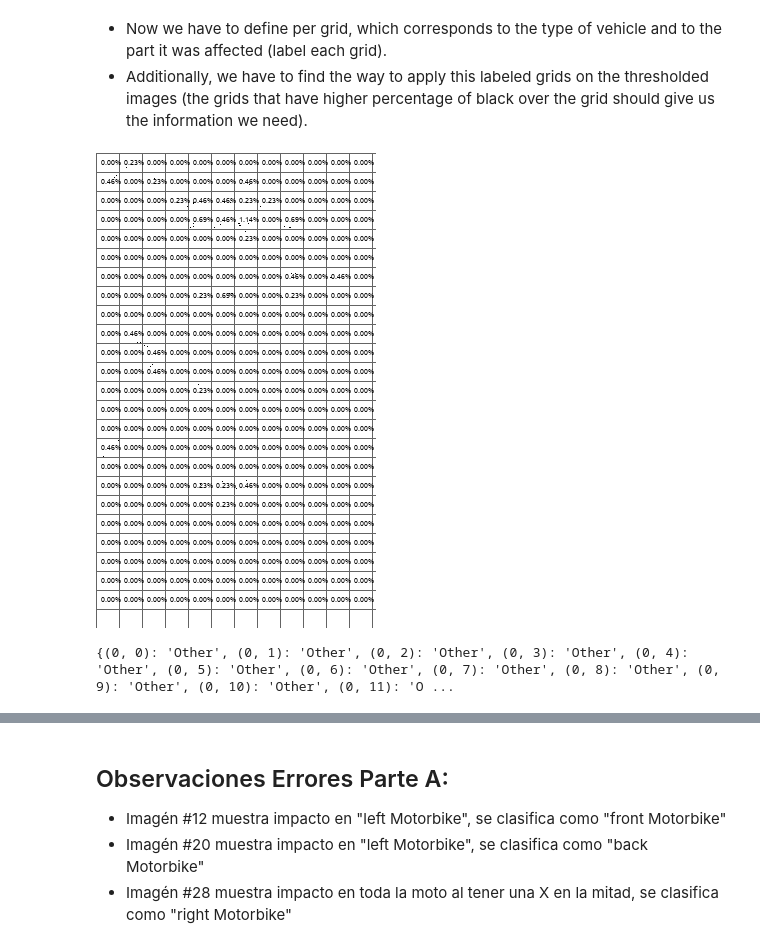
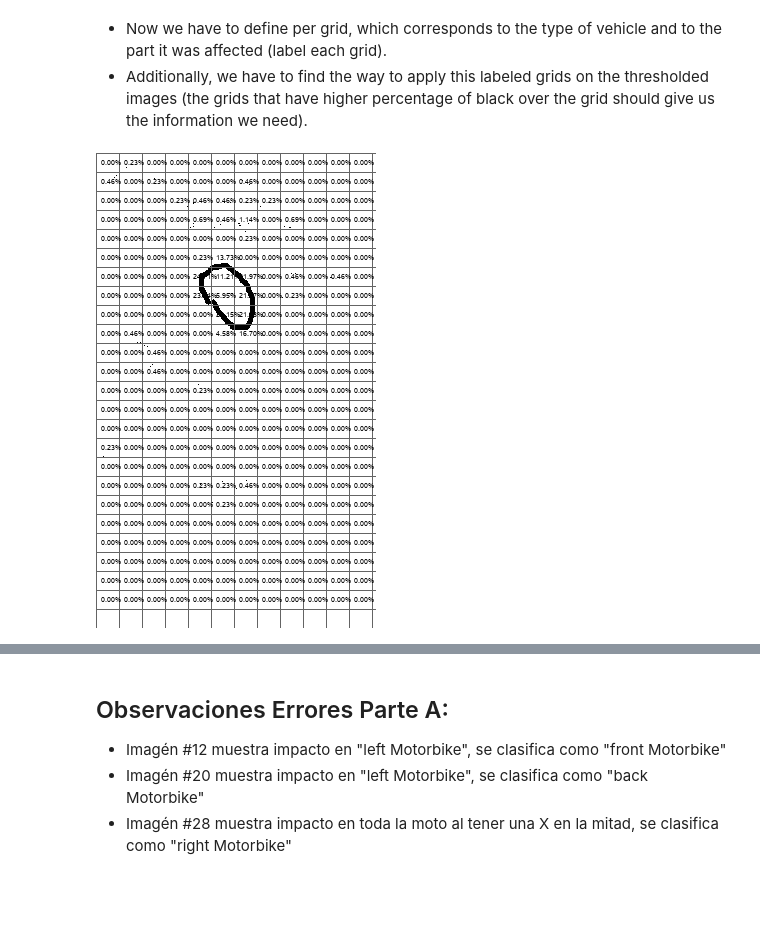
Before and after one commit to etoro2306/capstone_project, a Jupyter notebook: OTRO2_of_trial_liz.ipynb, the cells around one changed output, grey strips where cells are left out. Saved outputs shown, nothing was run; the diff lists cells and outputs as text; code cells hidden in the pictures; blank space fills up the shorter version.

```diff
--- a/OTRO2_of_trial_liz.ipynb
+++ b/OTRO2_of_trial_liz.ipynb
@@ -316,9 +316,9 @@ for i, image in enumerate(th_left_cropped_images):
     # Save the modified image
     perc_th_grid_images.append(image)
 # %%
-perc_th_grid_images[34]
+perc_th_grid_images[8]
 # %% [output]
-[figure, old version]
+[figure, new version]
 # %%
 # Create an empty dictionary
 coordinate_labels = {}
@@ -360,7 +360,3 @@ for i in range(rows):
 
         # Add the coordinate and label to the dictionary
         coordinate_labels[coordinate] = label
-# %%
-print(coordinate_labels)
-# %% [output]
-{(0, 0): 'Other', (0, 1): 'Other', (0, 2): 'Other', (0, 3): 'Other', (0, 4): 'Other', (0, 5): 'Other', (0, 6): 'Other', (0, 7): 'Other', (0, 8): 'Other', (0, 9): 'Other', (0, 10): 'Other', (0, 11): 'O ...
```
Also changed, not shown: parts of 16 cells of this notebook.
